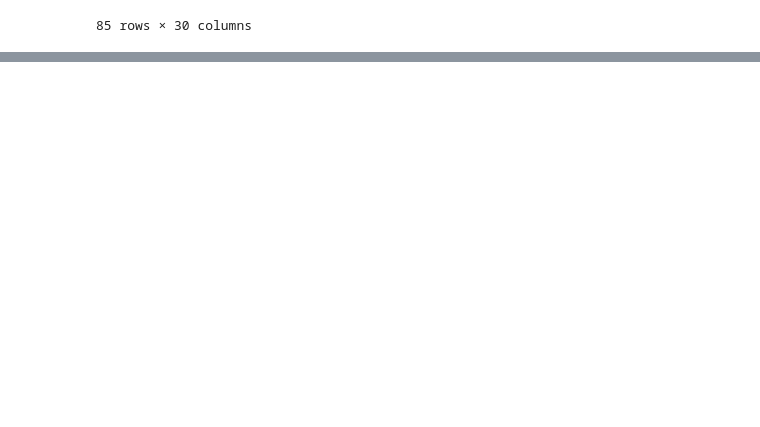
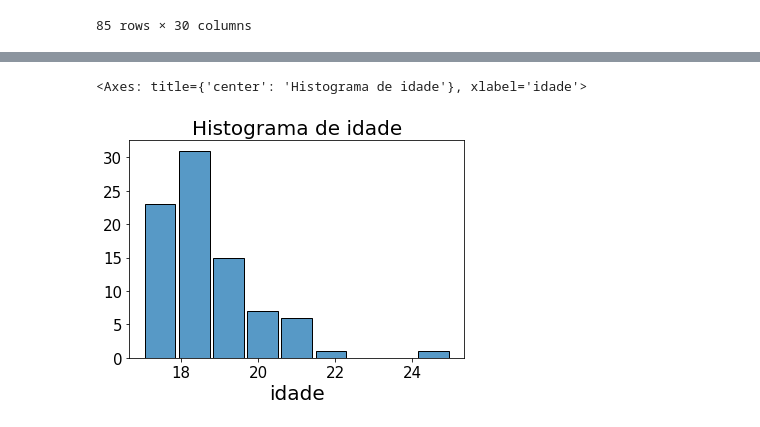
Before and after one commit to JoaoVitorBranco/T1-Estatisitca, a Jupyter notebook: T1_estatistica.ipynb, the cells around one changed output, grey strips where cells are left out. Drawn from its saved outputs; the diff is of its cells as text; code cells hidden in the pictures; blank space fills up the shorter version.

```diff
--- a/T1_estatistica.ipynb
+++ b/T1_estatistica.ipynb
@@ -7,3 +58,25 @@ import pandas as pd
+# %%
+def plotaHist(data,x,titulo,xlabel,ylabel):
+    ax = sns.histplot(data=data,x=x,shrink=0.9,multiple='stack')
+    ax.set_title(titulo, fontsize=20)
+    ax.set_xlabel(xlabel, fontsize=20)
+    ax.set_ylabel(ylabel, fontsize=15)
+    ax.tick_params(labelsize=15)
+    ax.grid(False)
+    return ax
+
+def tableOfFrequency(series,tradutor=False):
+    dados = pd.DataFrame(series.value_counts())
+
+    if tradutor:
+        dados[''] = dados.index.to_series().map(tradutor)
+        dados.set_index('',inplace=True)
+
+    total = dados['count'].sum()
+    dados.loc['total'] = total
+    dados['%'] = round((dados['count']/total)*100,2)
+
+    return dados
 # %% [markdown]
 ## 1 - Importando o arquivo
 # %%
@@ -221,12 +324,3 @@ df.gostou_do_produto = df.gostou_do_produto.map({"Não":False, "Sim":True})
 df.divulgaria_produto = df.divulgaria_produto.map({"Não":False, "Sim":True})
 df.compraria_produto = df.compraria_produto.map({"Não":False, "Sim":True})
 df.compraria_produto_final = df.compraria_produto_final.map({"Não":False, "Sim":True})
-# %%
-vale_pena_50_opcoes = {
-    "um bom valor e eu provavelmente compraria": 0,
-    "é tão barato que é evidente que a qualidade não deve ser tão boa": 1,
-    "um pouco caro e eu teria que pensar melhor para decidir se compraria": 2,
-    "muito caro e nem considero comprar": 3
-}
-
-df.vale_a_pena_50 = df.vale_a_pena_50.map(vale_pena_50_opcoes)
@@ -254,0 +388,2 @@ df.head()
+# %%
+df = df[df.idade <= 30]
@@ -254,0 +475,5 @@ df.head()
+# %%
+plotaHist(df,'idade','Histograma de idade','idade', '')
+# %% [output]
+<Axes: title={'center': 'Histograma de idade'}, xlabel='idade'>
+[figure, added]
```
Also changed, not shown: parts of 19 cells of this notebook.
